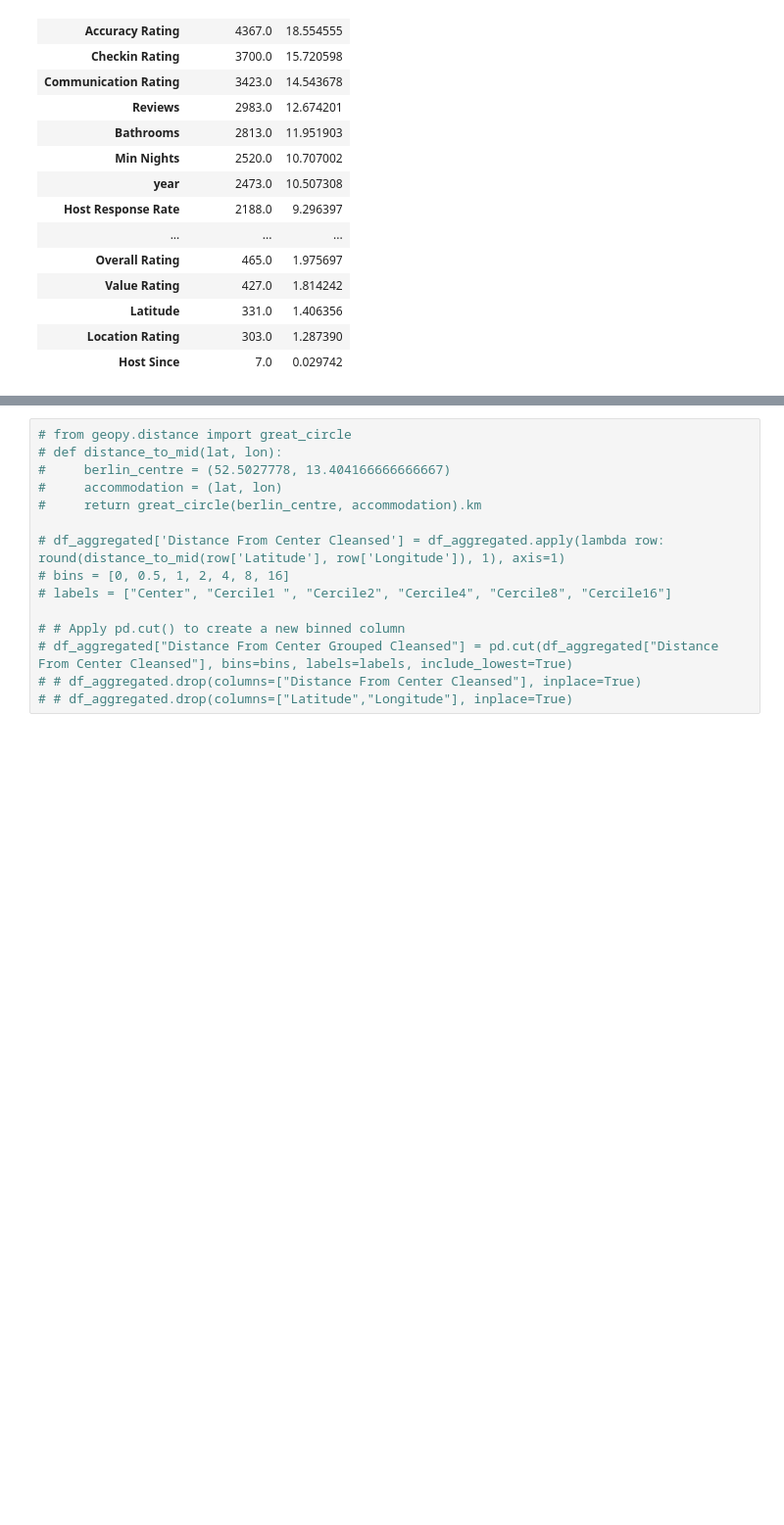
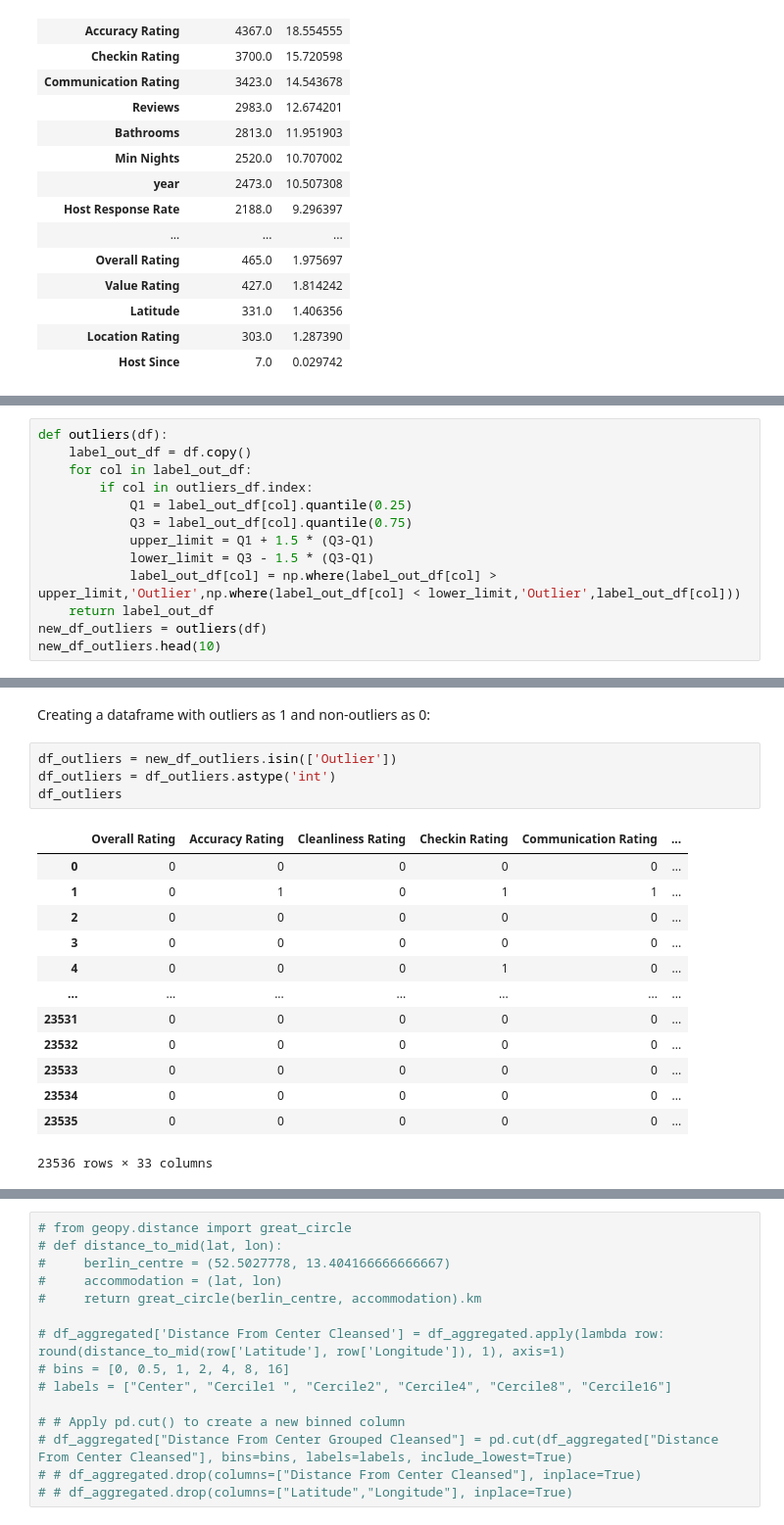
Before and after one commit to rafatb/Berlin_Airbnb_Price_Prediction, a Jupyter notebook: Berlin_Airbnb_Price_Prediction_EDA.ipynb, the cells around one changed output, grey strips where cells are left out. Shown at 98% size. Saved outputs shown, nothing was run; the diff lists cells and outputs as text; blank space fills up the shorter version.

```diff
--- a/Berlin_Airbnb_Price_Prediction_EDA.ipynb
+++ b/Berlin_Airbnb_Price_Prediction_EDA.ipynb
@@ -606,0 +624,13 @@ memory usage: 6.9+ MB
+# %%
+def outliers(df):
+    label_out_df = df.copy()
+    for col in label_out_df:
+        if col in outliers_df.index:
+            Q1 = label_out_df[col].quantile(0.25)
+            Q3 = label_out_df[col].quantile(0.75)
+            upper_limit = Q1 + 1.5 * (Q3-Q1)
+            lower_limit = Q3 - 1.5 * (Q3-Q1)
+            label_out_df[col] = np.where(label_out_df[col] > upper_limit,'Outlier',np.where(label_out_df[col] < lower_limit,'Outlier',label_out_df[col]))
+    return label_out_df
+new_df_outliers = outliers(df)
+new_df_outliers.head(10)
@@ -606,0 +649,20 @@ memory usage: 6.9+ MB
+# %% [markdown]
+Creating a dataframe with outliers as 1 and non-outliers as 0:
+# %%
+df_outliers = new_df_outliers.isin(['Outlier'])
+df_outliers = df_outliers.astype('int')
+df_outliers
+# %% [output]
+|  | Overall Rating | Accuracy Rating | Cleanliness Rating | Checkin Rating | Communication Rating | ... |
+| 0 | 0 | 0 | 0 | 0 | 0 | ... |
+| 1 | 0 | 1 | 0 | 1 | 1 | ... |
+| 2 | 0 | 0 | 0 | 0 | 0 | ... |
+| 3 | 0 | 0 | 0 | 0 | 0 | ... |
+| 4 | 0 | 0 | 0 | 1 | 0 | ... |
+| ... | ... | ... | ... | ... | ... | ... |
+| 23531 | 0 | 0 | 0 | 0 | 0 | ... |
+| 23532 | 0 | 0 | 0 | 0 | 0 | ... |
+| 23533 | 0 | 0 | 0 | 0 | 0 | ... |
+| 23534 | 0 | 0 | 0 | 0 | 0 | ... |
+| 23535 | 0 | 0 | 0 | 0 | 0 | ... |
+23536 rows × 33 columns
```
Also changed, not shown: parts of 20 cells of this notebook.
